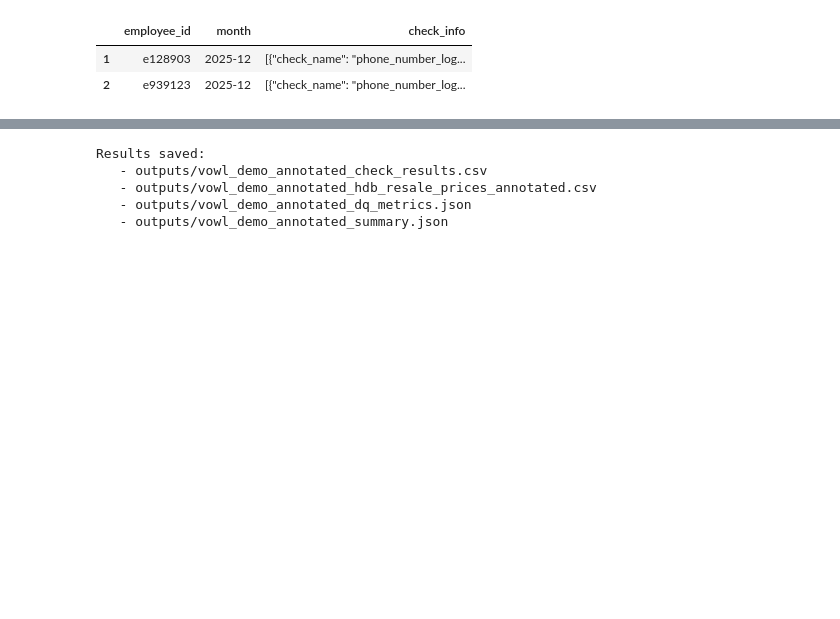
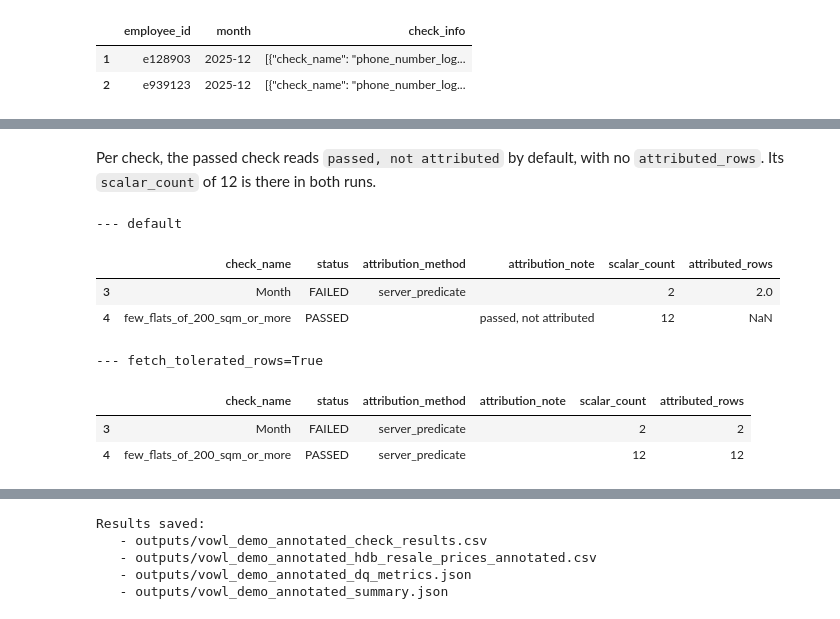
Before and after one commit to govtech-data-practice/vowl, a Jupyter notebook: examples/5_results/results_tour.ipynb, the cells around one changed output, grey strips where cells are left out. Cells and saved outputs as stored; diff of their text form; code cells hidden in the pictures; blank space fills up the shorter version.

```diff
--- a/examples/5_results/results_tour.ipynb
+++ b/examples/5_results/results_tour.ipynb
@@ -274,0 +334,7 @@ orphan_payroll_rows_merge_onto_payroll: 1 payroll row(s) annotated, in residues?
+# %%
+for label, r in [("default", default_result), ("fetch_tolerated_rows=True", tolerated_result)]:
+    print(f"--- {label}")
+    for key, frame in r.get_output_dfs().items():
+        extra = [c for c in ("tolerated",) if c in frame.columns]
+        flag = f", tolerated={frame['tolerated'][0]}" if extra else ""
+        print(f"   {key}: {len(frame)} row(s){flag}")
@@ -274,0 +370,5 @@ orphan_payroll_rows_merge_onto_payroll: 1 payroll row(s) annotated, in residues?
+# %%
+for label, r in [("default", default_result), ("fetch_tolerated_rows=True", tolerated_result)]:
+    table = r.get_annotated_output()["annotated"]["hdb_resale_prices"].to_pandas()
+    print(f"--- {label}")
+    print(table["check_info"].dropna().value_counts().to_string(), "\n")
@@ -274,0 +409,5 @@ orphan_payroll_rows_merge_onto_payroll: 1 payroll row(s) annotated, in residues?
+# %%
+cols = ["schema_name", "total_rows", "failed_rows", "passed_rows", "pass_rate"]
+for label, r in [("default", default_result), ("fetch_tolerated_rows=True", tolerated_result)]:
+    print(f"--- {label}")
+    display(r.get_dq_metrics_df().to_pandas()[cols])
@@ -274,0 +421,17 @@ orphan_payroll_rows_merge_onto_payroll: 1 payroll row(s) annotated, in residues?
+# %% [markdown]
+Per check, the passed check reads `passed, not attributed` by default, with no `attributed_rows`. Its `scalar_count` of 12 is there in both runs.
+# %%
+cols = ["check_name", "status", "attribution_method", "attribution_note", "scalar_count", "attributed_rows"]
+for label, r in [("default", default_result), ("fetch_tolerated_rows=True", tolerated_result)]:
+    print(f"--- {label}")
+    checks = r.get_dq_metrics_df(by="check").to_pandas()
+    display(checks[checks["check_name"].isin(["Month", "few_flats_of_200_sqm_or_more"])][cols])
+# %% [output]
+--- default
+|  | check_name | status | attribution_method | attribution_note | scalar_count | attributed_rows |
+| 3 | Month | FAILED | server_predicate |  | 2 | 2.0 |
+| 4 | few_flats_of_200_sqm_or_more | PASSED |  | passed, not attributed | 12 | NaN |
+--- fetch_tolerated_rows=True
+|  | check_name | status | attribution_method | attribution_note | scalar_count | attributed_rows |
+| 3 | Month | FAILED | server_predicate |  | 2 | 2 |
+| 4 | few_flats_of_200_sqm_or_more | PASSED | server_predicate |  | 12 | 12 |
```
Also changed, not shown: parts of 18 cells of this notebook, 1 other file.
